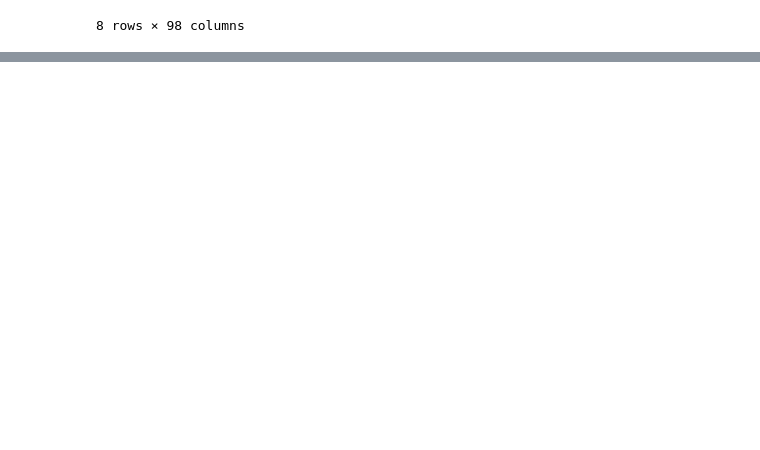
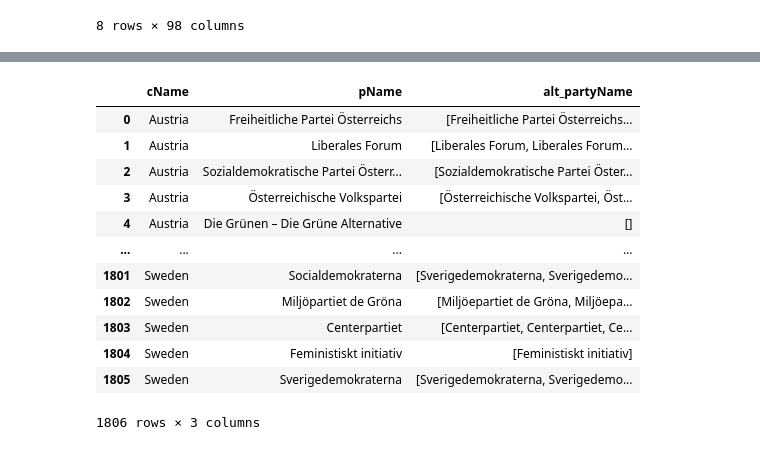
Before and after one commit to Drodriguez-9/european_vote_analysis, a Jupyter notebook: src/data/preprocess.ipynb, the cells around one changed output, grey strips where cells are left out. Saved outputs shown, nothing was run; the diff lists cells and outputs as text; code cells hidden in the pictures; blank space fills up the shorter version.

```diff
--- a/src/data/preprocess.ipynb
+++ b/src/data/preprocess.ipynb
@@ -134,3 +81,19 @@ data_european["alt_partyName"] = data_european[data_european["Country"] == "Belg
+# %%
+data_national[["cName", "pName", "alt_partyName"]]
+# %% [output]
+|  | cName | pName | alt_partyName |
+| 0 | Austria | Freiheitliche Partei Österreichs | [Freiheitliche Partei Österreichs... |
+| 1 | Austria | Liberales Forum | [Liberales Forum, Liberales Forum... |
+| 2 | Austria | Sozialdemokratische Partei Österr... | [Sozialdemokratische Partei Öster... |
+| 3 | Austria | Österreichische Volkspartei | [Österreichische Volkspartei, Öst... |
+| 4 | Austria | Die Grünen – Die Grüne Alternative | [] |
+| ... | ... | ... | ... |
+| 1801 | Sweden | Socialdemokraterna | [Sverigedemokraterna, Sverigedemo... |
+| 1802 | Sweden | Miljöpartiet de Gröna | [Miljöepartiet de Gröna, Miljöepa... |
+| 1803 | Sweden | Centerpartiet | [Centerpartiet, Centerpartiet, Ce... |
+| 1804 | Sweden | Feministiskt initiativ | [Feministiskt initiativ] |
+| 1805 | Sweden | Sverigedemokraterna | [Sverigedemokraterna, Sverigedemo... |
+1806 rows × 3 columns
 # %%
 data_european["alt_partyName"] = data_european["partyName"].astype(str).apply(lambda x: difflib.get_close_matches(x, data_national["pName"].astype(str)))
 # %%
```
Also changed, not shown: parts of 17 cells of this notebook.
